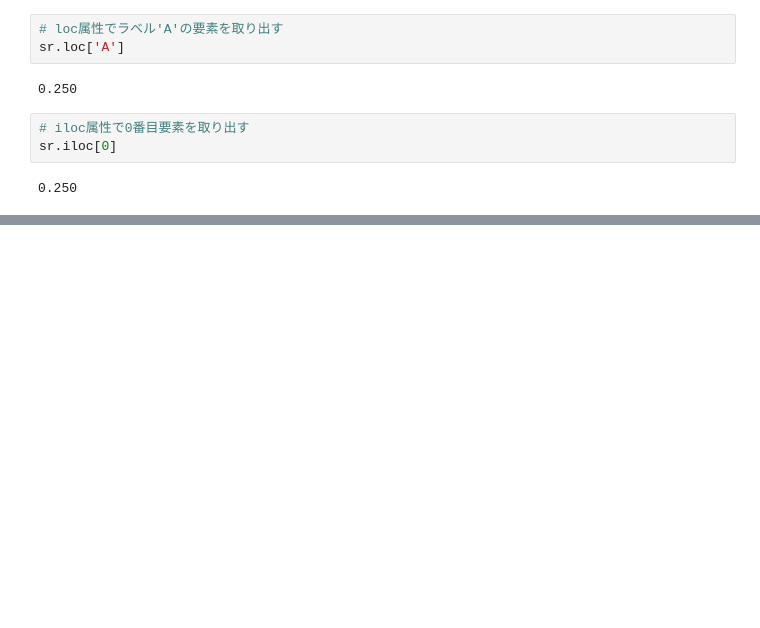
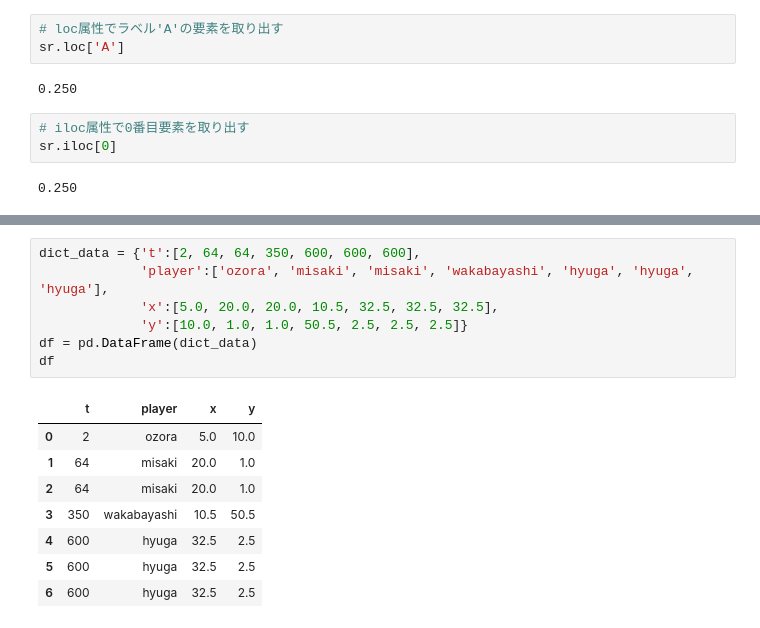
Before and after one commit to tnarizuka/sports_data_programming, a Jupyter notebook: _build/jupyter_execute/appendix/appendix.ipynb, the cells around one changed output, grey strips where cells are left out. Drawn from its saved outputs; the diff is of its cells as text; blank space fills up the shorter version.

```diff
--- a/_build/jupyter_execute/appendix/appendix.ipynb
+++ b/_build/jupyter_execute/appendix/appendix.ipynb
@@ -513,0 +682,16 @@ sr.iloc[0]
+# %%
+dict_data = {'t':[2, 64, 64, 350, 600, 600, 600],
+             'player':['ozora', 'misaki', 'misaki', 'wakabayashi', 'hyuga', 'hyuga', 'hyuga'],
+             'x':[5.0, 20.0, 20.0, 10.5, 32.5, 32.5, 32.5],
+             'y':[10.0, 1.0, 1.0, 50.5, 2.5, 2.5, 2.5]}
+df = pd.DataFrame(dict_data)
+df
+# %% [output]
+|  | t | player | x | y |
+| 0 | 2 | ozora | 5.0 | 10.0 |
+| 1 | 64 | misaki | 20.0 | 1.0 |
+| 2 | 64 | misaki | 20.0 | 1.0 |
+| 3 | 350 | wakabayashi | 10.5 | 50.5 |
+| 4 | 600 | hyuga | 32.5 | 2.5 |
+| 5 | 600 | hyuga | 32.5 | 2.5 |
+| 6 | 600 | hyuga | 32.5 | 2.5 |
```
Also changed, not shown: parts of 40 cells of this notebook, 13 other files.
